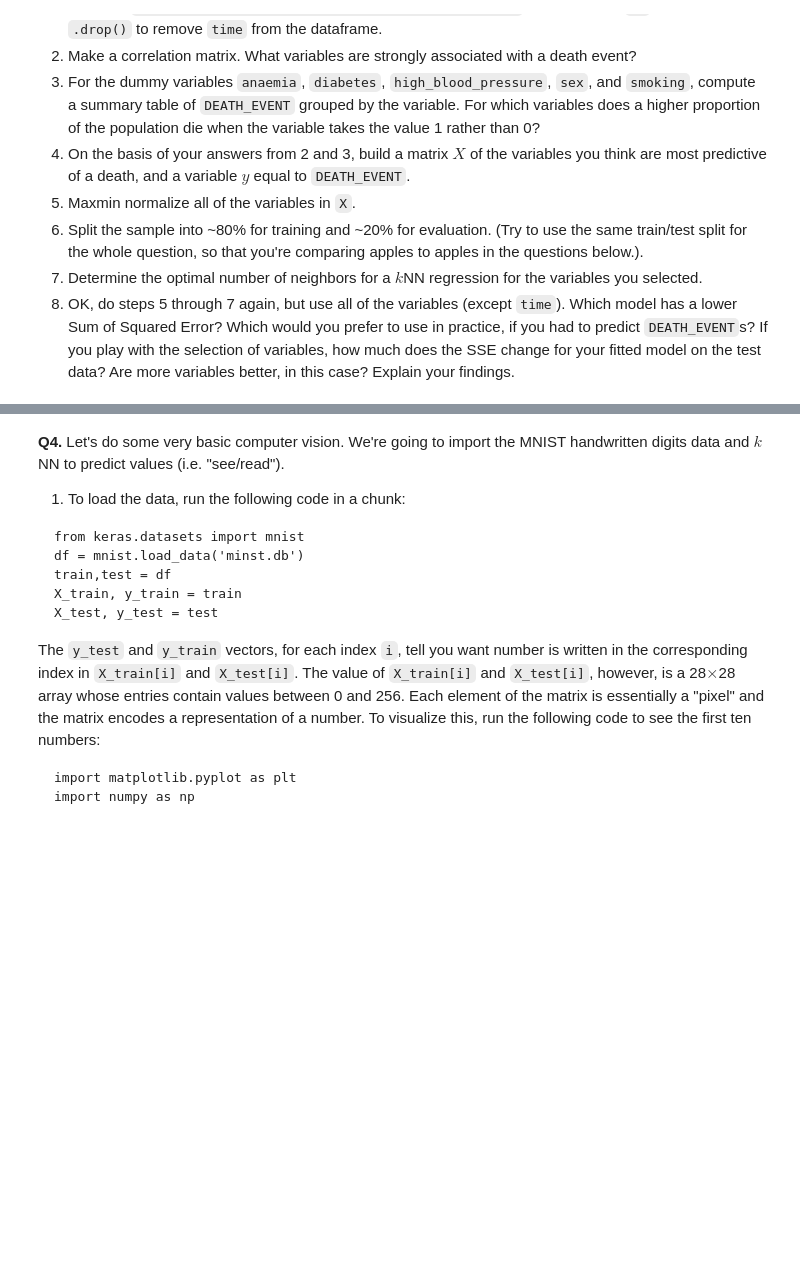
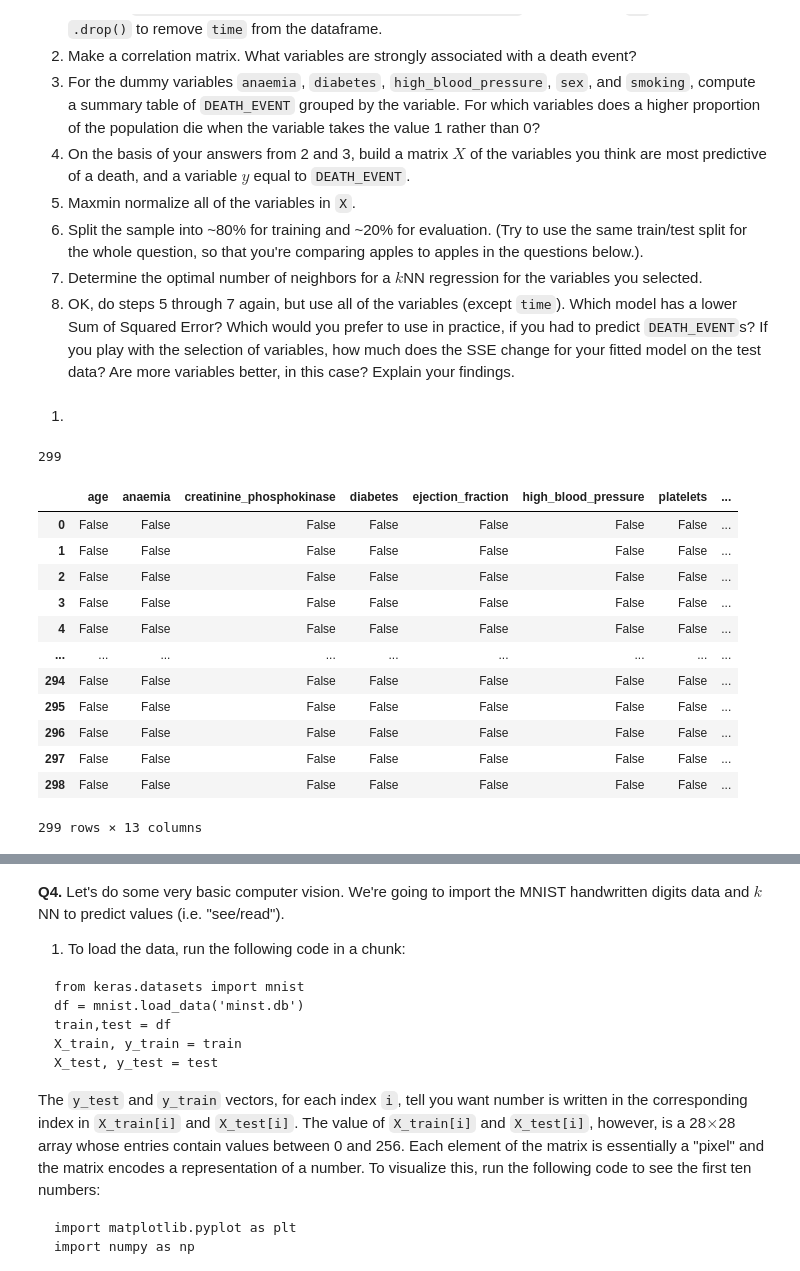
Before and after one commit to Ipshi02/assignment3, a Jupyter notebook: assignment_knn_and_kmc.ipynb, the cells around one changed output, grey strips where cells are left out. Saved outputs shown, nothing was run; the diff lists cells and outputs as text; code cells hidden in the pictures; blank space fills up the shorter version.

```diff
--- a/assignment_knn_and_kmc.ipynb
+++ b/assignment_knn_and_kmc.ipynb
@@ -318,3 +309,26 @@ plt.show()
 6. Split the sample into ~80% for training and ~20% for evaluation. (Try to use the same train/test split for the whole question, so that you're comparing apples to apples in the questions below.).
 7. Determine the optimal number of neighbors for a $k$NN regression for the variables you selected.
 8. OK, do steps 5 through 7 again, but use all of the variables (except `time`). Which model has a lower Sum of Squared Error? Which would you prefer to use in practice, if you had to predict `DEATH_EVENT`s? If you play with the selection of variables, how much does the SSE change for your fitted model on the test data? Are more variables better, in this case? Explain your findings.
+# %% [markdown]
+1.
+# %%
+dhf = pd.read_csv("/content/assignment3/data/heart_failure_clinical_records_dataset.csv")
+len(dhf)
+# %% [output]
+299
+# %%
+dhf.isnull()
+# %% [output]
+|  | age | anaemia | creatinine_phosphokinase | diabetes | ejection_fraction | high_blood_pressure | platelets | ... |
+| 0 | False | False | False | False | False | False | False | ... |
+| 1 | False | False | False | False | False | False | False | ... |
+| 2 | False | False | False | False | False | False | False | ... |
+| 3 | False | False | False | False | False | False | False | ... |
+| 4 | False | False | False | False | False | False | False | ... |
+| ... | ... | ... | ... | ... | ... | ... | ... | ... |
+| 294 | False | False | False | False | False | False | False | ... |
+| 295 | False | False | False | False | False | False | False | ... |
+| 296 | False | False | False | False | False | False | False | ... |
+| 297 | False | False | False | False | False | False | False | ... |
+| 298 | False | False | False | False | False | False | False | ... |
+299 rows × 13 columns
```
Also changed, not shown: parts of 11 cells of this notebook.
